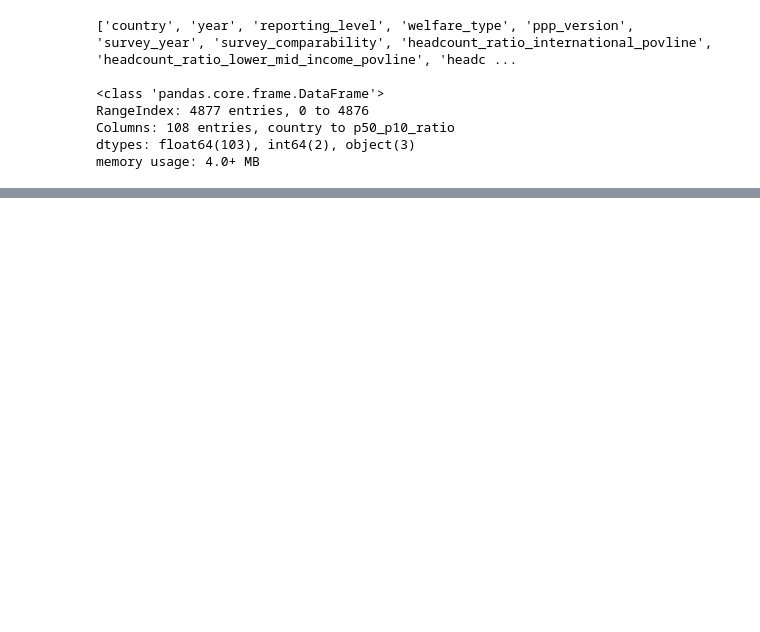
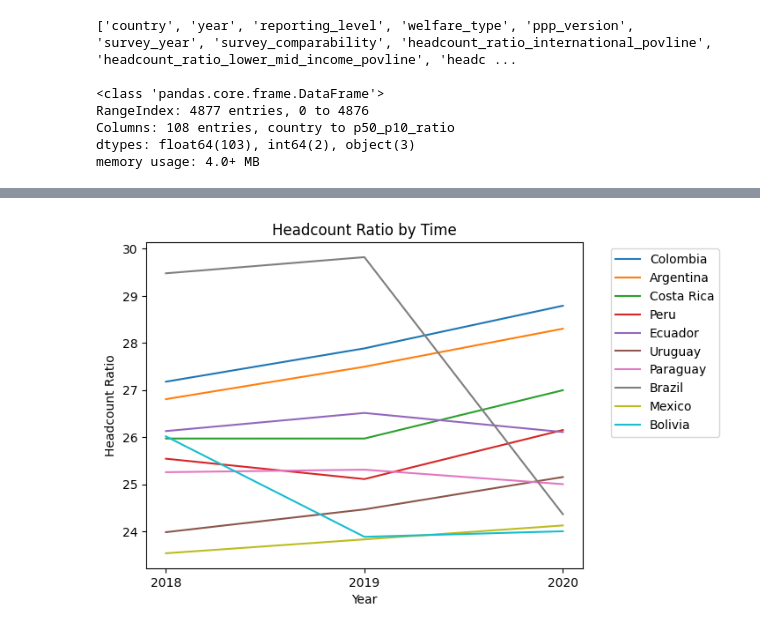
Before and after one commit to danielsmith-cloud/DSRP_inequality, a Jupyter notebook: DSRP_pip.ipynb, the cells around one changed output, grey strips where cells are left out. Cells and saved outputs as stored; diff of their text form; code cells hidden in the pictures; blank space fills up the shorter version.

```diff
--- a/DSRP_pip.ipynb
+++ b/DSRP_pip.ipynb
@@ -87,0 +157,51 @@ pip_df.head(20)
+# %%
+colombia_df = final_df[final_df['Country'] == 'Colombia']
+colombia_df = colombia_df.sort_values(by='Year')
+colombia_df = colombia_df.drop_duplicates(subset=['Year'], keep='last')
+argentina_df = final_df[final_df['Country'] == 'Argentina']
+argentina_df = argentina_df.sort_values(by='Year')
+argentina_df = argentina_df.drop_duplicates(subset=['Year'], keep='last')
+costarica_df = final_df[final_df['Country'] == 'Costa Rica']
+costarica_df = costarica_df.sort_values(by='Year')
+costarica_df = costarica_df.drop_duplicates(subset=['Year'], keep='last')
+peru_df = final_df[final_df['Country'] == 'Peru']
+peru_df = peru_df.sort_values(by='Year')
+peru_df = peru_df.drop_duplicates(subset=['Year'], keep='last')
+ecuador_df = final_df[final_df['Country'] == 'Ecuador']
+ecuador_df = ecuador_df.sort_values(by='Year')
+ecuador_df = ecuador_df.drop_duplicates(subset=['Year'], keep='last')
+uruguay_df = final_df[final_df['Country'] == 'Uruguay']
+uruguay_df = uruguay_df.sort_values(by='Year')
+uruguay_df = uruguay_df.drop_duplicates(subset=['Year'], keep='last')
+paraguay_df = final_df[final_df['Country'] == 'Paraguay']
+paraguay_df = paraguay_df.sort_values(by='Year')
+paraguay_df = paraguay_df.drop_duplicates(subset=['Year'], keep='last')
+brazil_df = final_df[final_df['Country'] == 'Brazil']
+brazil_df = brazil_df.sort_values(by='Year')
+brazil_df = brazil_df.drop_duplicates(subset=['Year'], keep='last')
+mexico_df = final_df[final_df['Country'] == 'Mexico']
+mexico_df = mexico_df.sort_values(by='Year')
+mexico_df = mexico_df.drop_duplicates(subset=['Year'], keep='last')
+bolivia_df = final_df[final_df['Country'] == 'Bolivia']
+bolivia_df = bolivia_df.sort_values(by='Year')
+bolivia_df = bolivia_df.drop_duplicates(subset=['Year'], keep='last')
+
+plt.plot(colombia_df['Year'], colombia_df['Headcount Ratio 60 Median'], label='Colombia')
+plt.plot(argentina_df['Year'], argentina_df['Headcount Ratio 60 Median'], label='Argentina')
+plt.plot(costarica_df['Year'], costarica_df['Headcount Ratio 60 Median'], label='Costa Rica')
+plt.plot(peru_df['Year'], peru_df['Headcount Ratio 60 Median'], label='Peru')
+plt.plot(ecuador_df['Year'], ecuador_df['Headcount Ratio 60 Median'], label='Ecuador')
+plt.plot(uruguay_df['Year'], uruguay_df['Headcount Ratio 60 Median'], label='Uruguay')
+plt.plot(paraguay_df['Year'], paraguay_df['Headcount Ratio 60 Median'], label='Paraguay')
+plt.plot(brazil_df['Year'], brazil_df['Headcount Ratio 60 Median'], label='Brazil')
+plt.plot(mexico_df['Year'], mexico_df['Headcount Ratio 60 Median'], label='Mexico')
+plt.plot(bolivia_df['Year'], bolivia_df['Headcount Ratio 60 Median'], label='Bolivia')
+plt.legend(bbox_to_anchor=(1.05, 1), loc='upper left')
+plt.title("Headcount Ratio by Time")
+plt.xlabel("Year")
+plt.ylabel("Headcount Ratio")
+plt.ticklabel_format(useOffset=False, style='plain')
+plt.xticks(range(2018, 2021, 1))
+plt.show()
+# %% [output]
+[figure, added]
```
Also changed, not shown: parts of 15 cells of this notebook.
